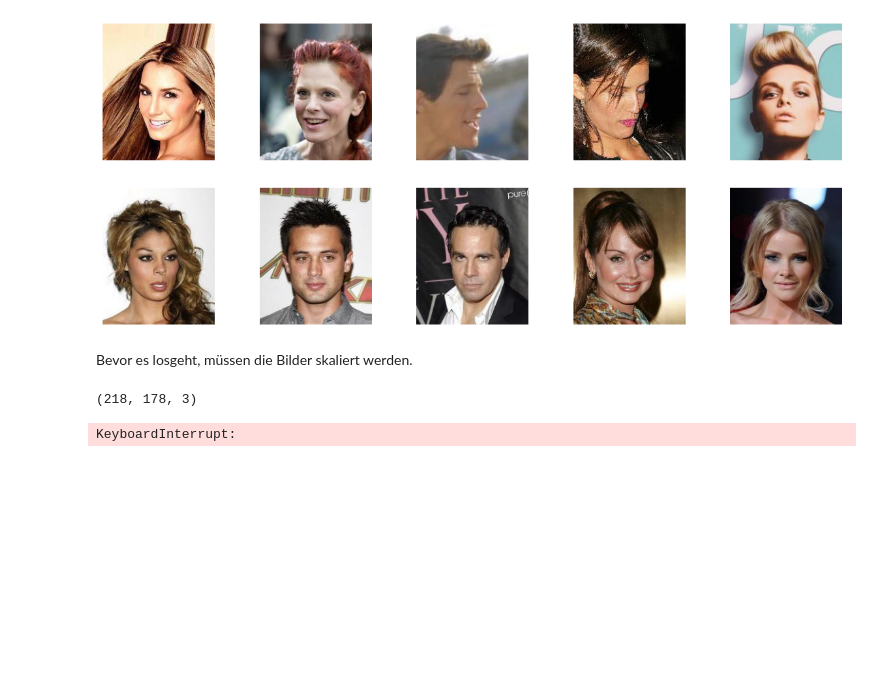
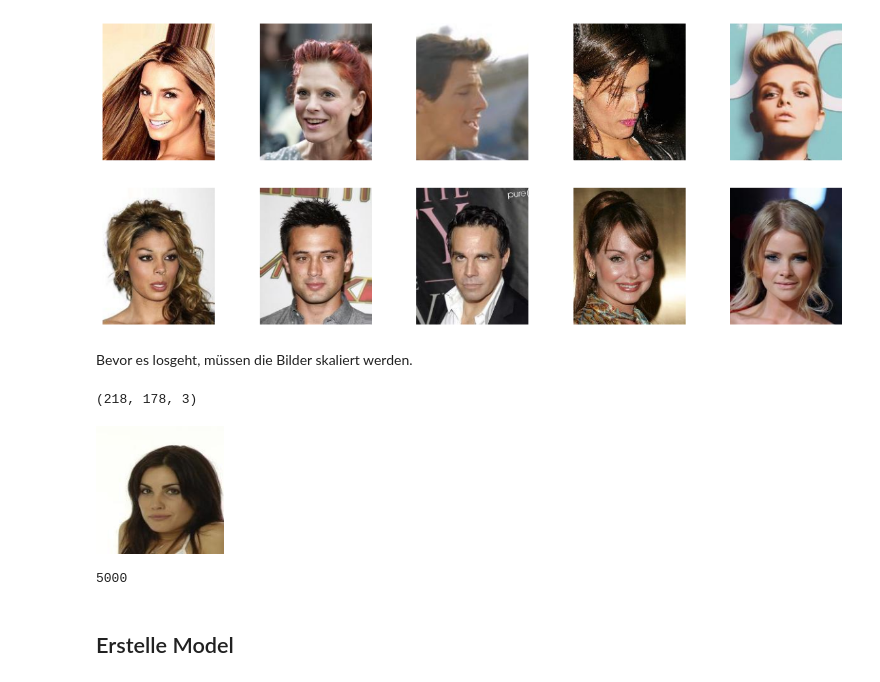
Before and after one commit to as8345s/GenAI_LangChain_Content, a Jupyter notebook: GAN/Wasserstein-GAN.ipynb, the cells around one changed output. Saved outputs shown, nothing was run; the diff lists cells and outputs as text; code cells hidden in the pictures; blank space fills up the shorter version.

```diff
--- a/GAN/Wasserstein-GAN.ipynb
+++ b/GAN/Wasserstein-GAN.ipynb
@@ -55,10 +60,11 @@ np.array(img).shape
 # %% [output]
 (218, 178, 3)
 # %%
-diff = (np.array(img).shape[0] - np.array(img).shape[1]) // 2
-crop_rect = (0, diff, np.array(img).shape[0], np.array(img).shape[1] - diff)
-
-pic = Image.open(url+'/'+image_names[5]).crop(crop_rect)
-pic.thumbnail((128, 128), PIL.Image.ANTIALIAS)
-pic
+img = cv2.imread(url+'/'+image_names[745])
+res = cv2.resize(img, dsize=(128, 128))
+res = cv2.cvtColor(res, cv2.COLOR_BGR2RGB)
+type(res)
+PIL.Image.fromarray(res)
+# %% [output]
+[figure, added]
 # %%
@@ -72,9 +78,0 @@ def scale_img(img):
-# %%
-# Erstelle Dataset. #
-numpy_data = [np.array(PIL.Image.open(url+'/'+name))
-              for name in image_names]
-assert(len(numpy_data) == len(image_names))
-tf_face_dataset = tf.data.Dataset.from_tensor_slices(numpy_data)
-tf_face_dataset
-# %% [output]
-KeyboardInterrupt:
@@ -80,0 +83,18 @@ KeyboardInterrupt:
+# %%
+# Alternativ Numpy Dataset #
+
+def load_transform(name):
+    img       = cv2.imread(url+'/'+name)  # Lade  Bild.
+    resizeImg = cv2.resize(img, dsize=(128, 128))  # Ändere Größe.
+    scaledImg =  np.array(resizeImg) / 255.0  # Skaliere.
+
+    return scaledImg
+
+np_face_dataset = [  load_transform(name)
+    for name in image_names[:5000]]
+np_face_dataset = np.array(np_face_dataset)
+len(np_face_dataset)
+# %% [output]
+5000
+# %% [markdown]
+<h2>Erstelle Model</h2>
```
Also changed, not shown: parts of 14 cells of this notebook, 1 other file.
